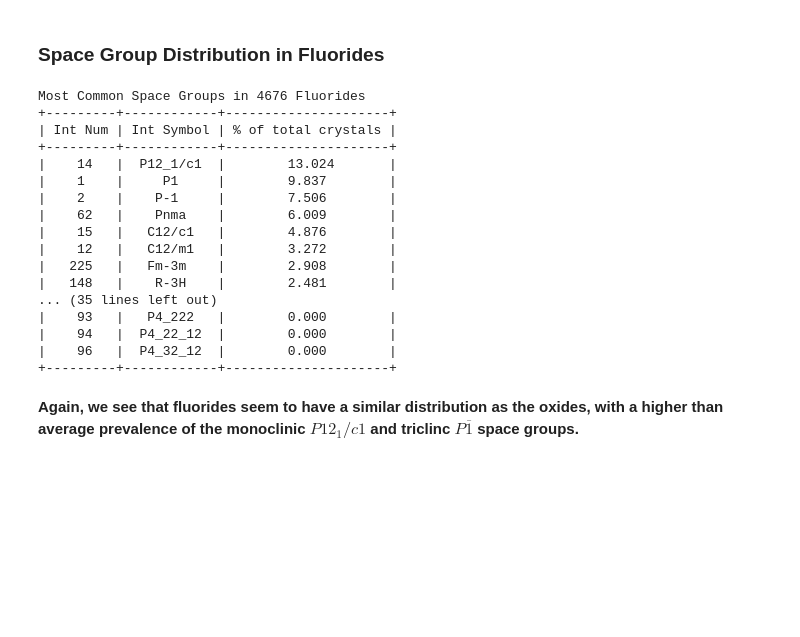
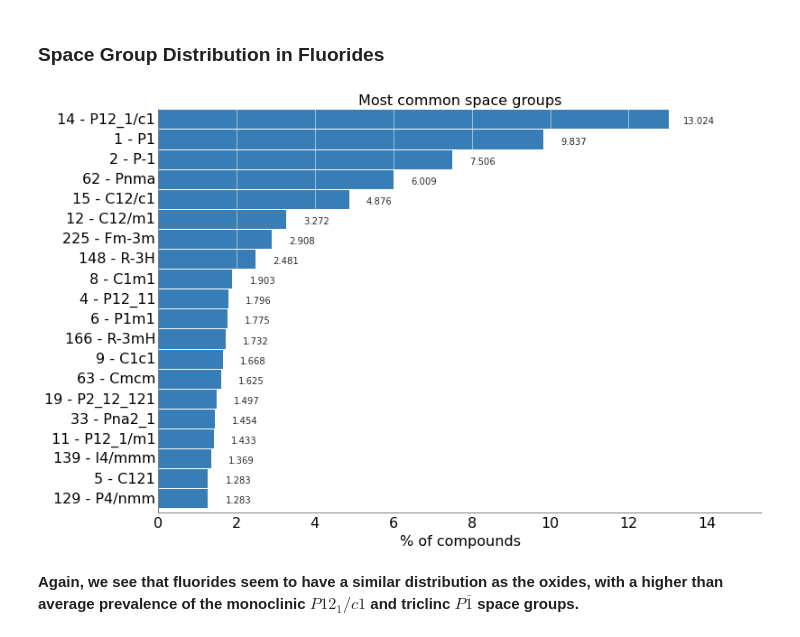
Before and after one commit to materialsvirtuallab/nano106, a Jupyter notebook: lectures/lecture_5_the_230_space_groups/Datamining the Materials Project for Space Group statistics.ipynb, the cells around one changed output. Cells and saved outputs as stored; diff of their text form; code cells hidden in the pictures; blank space fills up the shorter version.

```diff
--- a/lectures/lecture_5_the_230_space_groups/Datamining the Materials Project for Space Group statistics.ipynb
+++ b/lectures/lecture_5_the_230_space_groups/Datamining the Materials Project for Space Group statistics.ipynb
@@ -161,25 +114,9 @@ Most Common Space Groups in 2514 Sulfides
 # %% [markdown]
 ### Space Group Distribution in Fluorides
 # %%
-print_table("Fluoride")
+make_plots("Fluoride")
 # %% [output]
-Most Common Space Groups in 4676 Fluorides
-+---------+------------+---------------------+
-| Int Num | Int Symbol | % of total crystals |
-+---------+------------+---------------------+
-|    14   |  P12_1/c1  |        13.024       |
-|    1    |     P1     |        9.837        |
-|    2    |    P-1     |        7.506        |
-|    62   |    Pnma    |        6.009        |
-|    15   |   C12/c1   |        4.876        |
-|    12   |   C12/m1   |        3.272        |
-|   225   |   Fm-3m    |        2.908        |
-|   148   |    R-3H    |        2.481        |
-... (35 lines left out)
-|    93   |   P4_222   |        0.000        |
-|    94   |  P4_22_12  |        0.000        |
-|    96   |  P4_32_12  |        0.000        |
-+---------+------------+---------------------+
+[figure, added]
 # %% [markdown]
 **Again, we see that fluorides seem to have a similar distribution as the oxides, with a higher than average prevalence of the monoclinic $P12_1/c1$ and triclinc $P\overline{1}$ space groups.**
 # %% [markdown]
```
Also changed, not shown: parts of 6 cells of this notebook.
